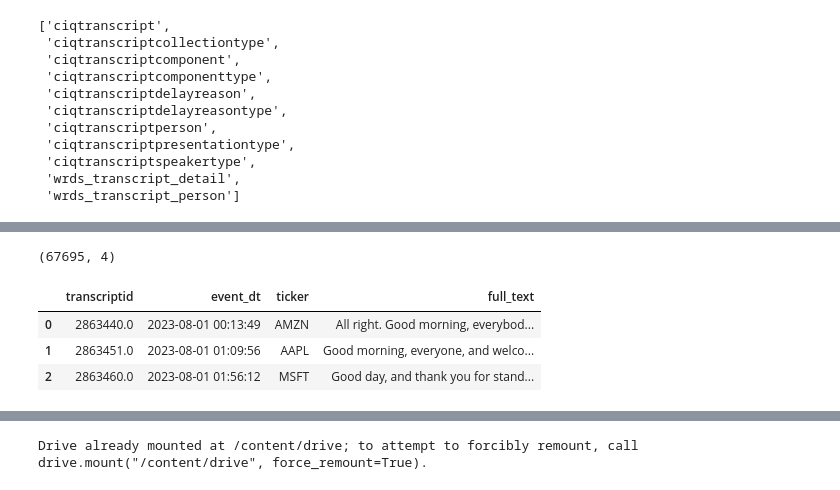
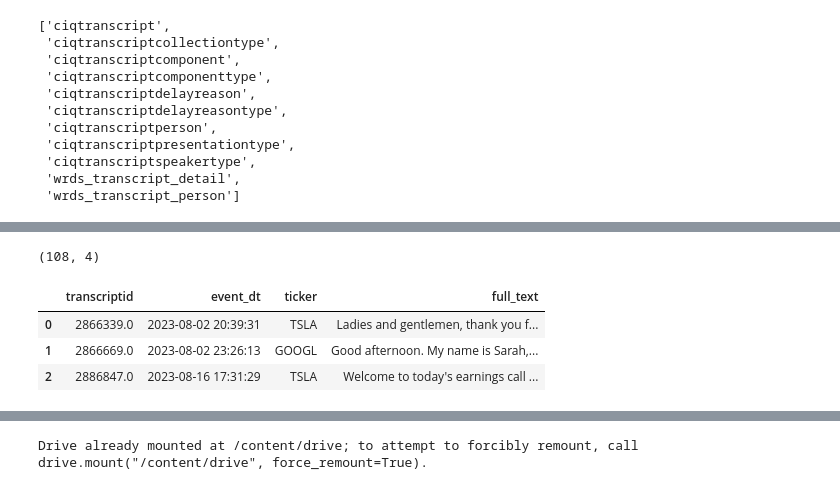
Before and after one commit to JChitea/JPMShortInterest_UCBMFE, a Jupyter notebook: NoLBERT/Data_Processing.ipynb, the cells around one changed output, grey strips where cells are left out. Drawn from its saved outputs; the diff is of its cells as text; code cells hidden in the pictures.

```diff
--- a/NoLBERT/Data_Processing.ipynb
+++ b/NoLBERT/Data_Processing.ipynb
@@ -158,12 +159,16 @@ params = {
 sql_multi = """
 WITH patterns(ticker, kw) AS (
   VALUES
-    ('AAPL',  '%%Apple%%'),
-    ('MSFT',  '%%Microsoft%%'),
-    ('AMZN',  '%%Amazon%%'),
+
+    -- Tesla
+    ('TSLA',  '%%Tesla%%'),
+    ('TSLA',  '%%TSLA%%'),
+
+  -- Alphabet / Google
+    ('GOOGL', '%%Alphabet%%'),
     ('GOOGL', '%%Google%%'),
-    ('META',  '%%Meta%%'),
-    ('TSLA',  '%%Tesla%%')
+    ('GOOGL', '%%GOOGL%%')
+
 ),
 calls AS (
   SELECT
@@ -175,49 +180,58 @@ calls AS (
 joined AS (
   SELECT
       c.transcriptid,
-      string_agg(c.componenttext, E'\n' ORDER BY c.componentorder) AS full_text
+      string_agg(c.componenttext, E'\\n' ORDER BY c.componentorder) AS full_text
   FROM ciq_transcripts.ciqtranscriptcomponent c
   WHERE c.transcriptid IN (SELECT transcriptid FROM calls)
   GROUP BY c.transcriptid
 ),
--- match each transcript text to all patterns that hit
 hits AS (
   SELECT
       j.transcriptid,
       p.ticker,
       j.full_text
   FROM joined j
   JOIN patterns p
     ON j.full_text ILIKE p.kw
 ),
--- if a transcript matched multiple patterns (rare but possible), keep one row per transcript
 dedup AS (
   SELECT DISTINCT ON (h.transcriptid)
       h.transcriptid,
       h.ticker,
       j.full_text
   FROM hits h
   JOIN joined j USING (transcriptid)
-  ORDER BY h.transcriptid, h.ticker  -- deterministic pick
-)
-SELECT
+  ORDER BY h.transcriptid, h.ticker
+),
+bucketed AS (
+  SELECT
     c.transcriptid,
     c.event_dt,
     d.ticker,
-    d.full_text
-FROM calls c
-JOIN dedup d USING (transcriptid)
-ORDER BY c.event_dt;
+    d.full_text,
+    FLOOR(EXTRACT(EPOCH FROM c.event_dt) / 1209600) AS bin_14d,
+    ROW_NUMBER() OVER (
+      PARTITION BY d.ticker, FLOOR(EXTRACT(EPOCH FROM c.event_dt) / 1209600)
+      ORDER BY c.event_dt DESC, c.transcriptid DESC
+    ) AS rn
+  FROM calls c
+  JOIN dedup d USING (transcriptid)
+)
+SELECT
+  transcriptid, event_dt, ticker, full_text
+FROM bucketed
+WHERE rn = 1
+ORDER BY event_dt;
 """
 
 tx_multi = db.raw_sql(sql_multi, params=params)
 print(tx_multi.shape)
 tx_multi.head(3)
 # %% [output]
-(67695, 4)
+(108, 4)
 |  | transcriptid | event_dt | ticker | full_text |
-| 0 | 2863440.0 | 2023-08-01 00:13:49 | AMZN | All right. Good morning, everybod... |
-| 1 | 2863451.0 | 2023-08-01 01:09:56 | AAPL | Good morning, everyone, and welco... |
-| 2 | 2863460.0 | 2023-08-01 01:56:12 | MSFT | Good day, and thank you for stand... |
+| 0 | 2866339.0 | 2023-08-02 20:39:31 | TSLA | Ladies and gentlemen, thank you f... |
+| 1 | 2866669.0 | 2023-08-02 23:26:13 | GOOGL | Good afternoon. My name is Sarah,... |
+| 2 | 2886847.0 | 2023-08-16 17:31:29 | TSLA | Welcome to today's earnings call ... |
 # %%
 tx = tx_multi.copy()
```
Also changed, not shown: parts of 9 cells of this notebook, 2 other files.
